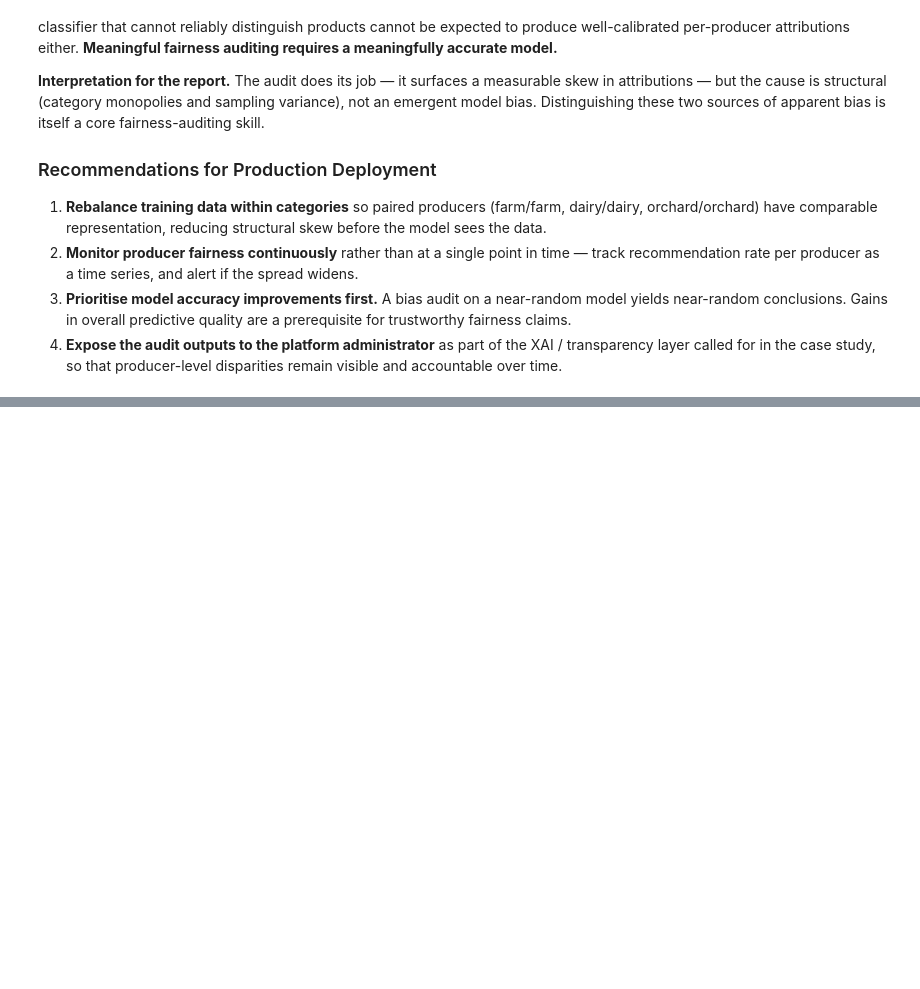
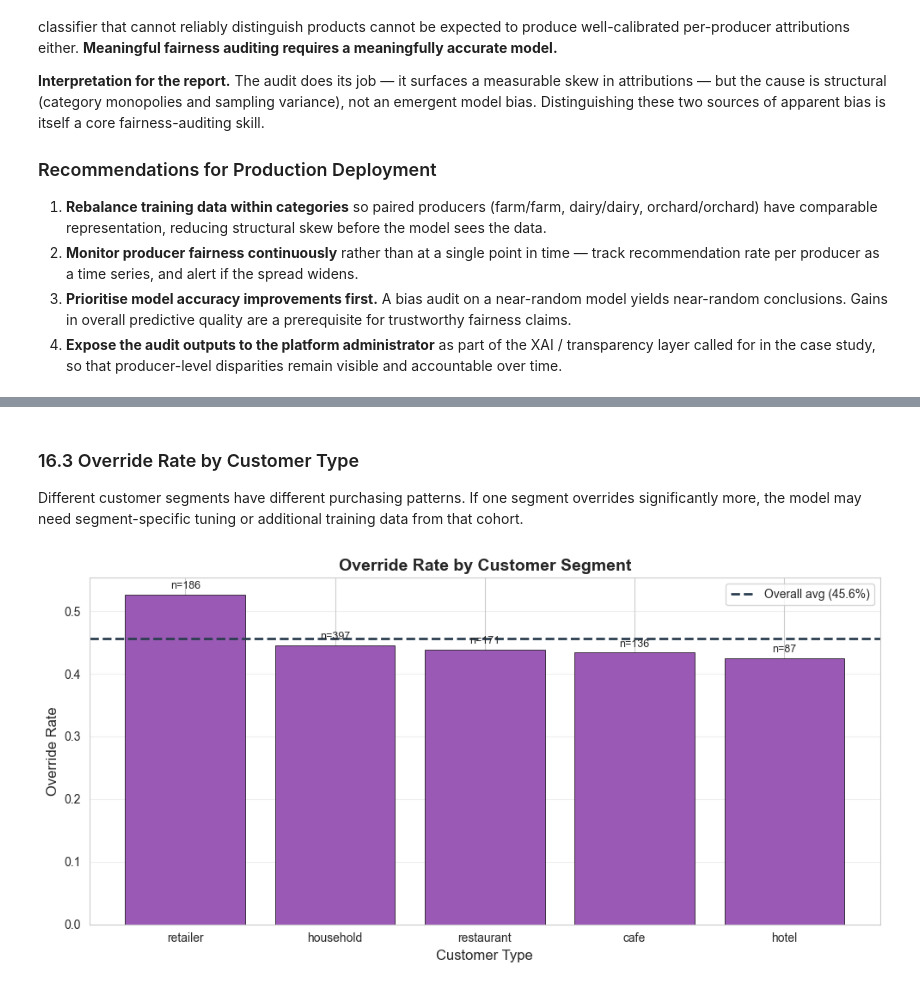
Before and after one commit to Mohamed-Elkiky/UFCFUR-15-3---Advanced-artificial-intelligence, a Jupyter notebook: task1_purchase_prediction/notebooks/03_evaluation.ipynb, the cells around one changed output, grey strips where cells are left out. Cells and saved outputs as stored; diff of their text form; code cells hidden in the pictures; blank space fills up the shorter version.

```diff
--- a/task1_purchase_prediction/notebooks/03_evaluation.ipynb
+++ b/task1_purchase_prediction/notebooks/03_evaluation.ipynb
@@ -726,0 +849,29 @@ Per-producer precision summary:
+# %% [markdown]
+### 16.3 Override Rate by Customer Type
+
+Different customer segments have different purchasing patterns. If one segment overrides significantly more, the model may need segment-specific tuning or additional training data from that cohort.
+# %%
+by_customer = analysis["by_customer_type"]
+
+fig, ax = plt.subplots(figsize=(10, 5))
+
+bars = ax.bar(by_customer["customer_type"], by_customer["override_rate"],
+              color="#9b59b6", edgecolor="black", linewidth=0.5)
+
+for bar, count in zip(bars, by_customer["interactions"]):
+    ax.text(bar.get_x() + bar.get_width() / 2, bar.get_height() + 0.005,
+            f"n={int(count)}", ha="center", va="bottom", fontsize=9)
+
+ax.axhline(y=analysis["overall_override_rate"], color="#2c3e50",
+           linestyle="--", linewidth=2,
+           label=f"Overall avg ({analysis['overall_override_rate']:.1%})")
+ax.set_xlabel("Customer Type", fontsize=12)
+ax.set_ylabel("Override Rate", fontsize=12)
+ax.set_title("Override Rate by Customer Segment",
+             fontsize=14, fontweight="bold")
+ax.legend(fontsize=10)
+ax.grid(axis="y", alpha=0.3)
+plt.tight_layout()
+plt.show()
+# %% [output]
+[figure, added]
```
Also changed, not shown: parts of 22 cells of this notebook, 1 other file.
